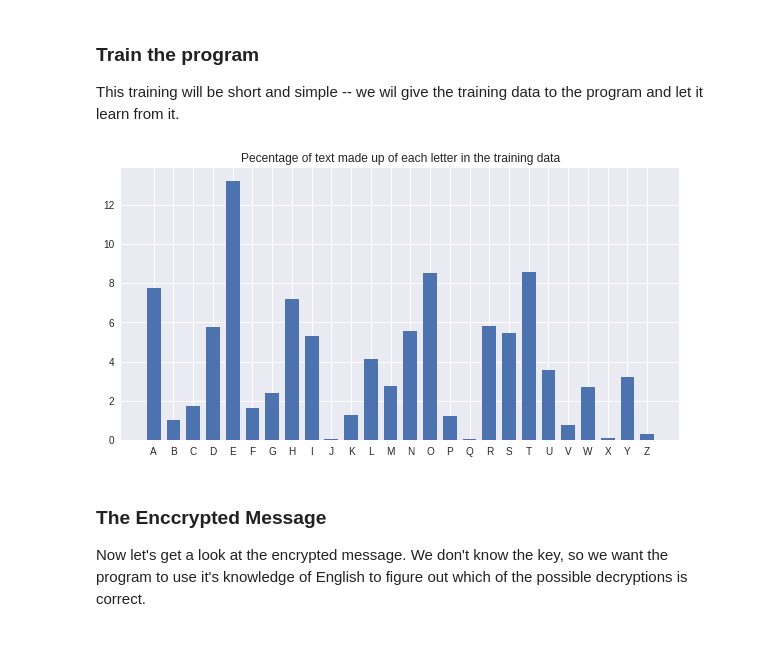
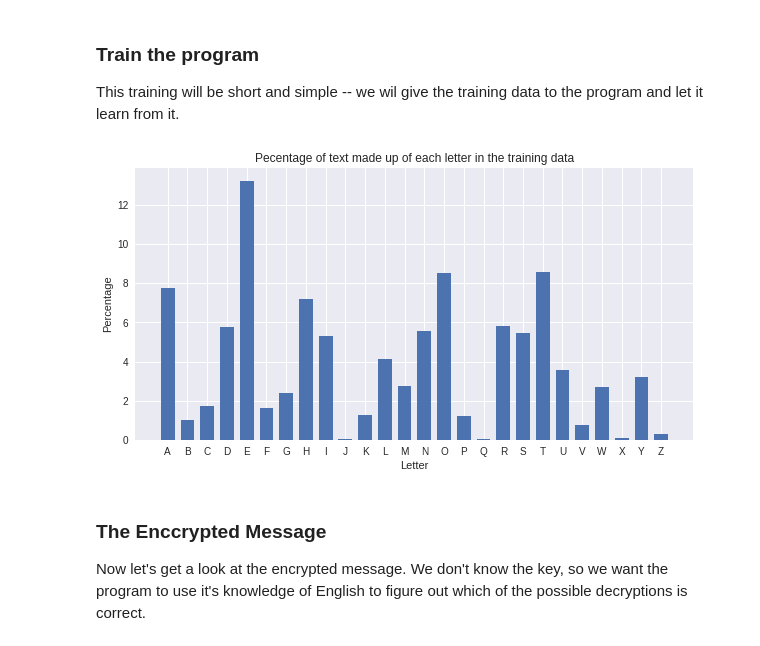
Before and after one commit to BillGrieser/ML-for-NewProgrammers, a Jupyter notebook: MLforMS.ipynb, the cells around one changed output. Saved outputs shown, nothing was run; the diff lists cells and outputs as text; code cells hidden in the pictures.

```diff
--- a/MLforMS.ipynb
+++ b/MLforMS.ipynb
@@ -280,7 +280,7 @@ Don't worry about this  -- it is just used to visualize some data, but isn't par
 import matplotlib.pyplot as plt
 import numpy as np
 
-def plot_letter_precentages(dictionary_to_plot, title):
+def plot_letter_percentages(dictionary_to_plot, title):
   """
   Plot the results of a call to get_letter_percentages()
   """
@@ -292,6 +292,8 @@ def plot_letter_precentages(dictionary_to_plot, title):
   plt.bar(index, vals, width=bar_width, label=cols)
   plt.xticks(index, cols)
   plt.title(title)
+  plt.xlabel("Letter")
+  plt.ylabel("Percentage")
   plt.show()
 # %% [markdown]
 ### Train the program
@@ -300,12 +302,12 @@ This training will be short and simple -- we wil give the training data to the p
 # %%
 # Get some knowledge
 how_english_is = get_letter_percentages(training_data)
 
 # Plot it
-plot_letter_precentages(how_english_is,
+plot_letter_percentages(how_english_is,
               "Pecentage of text made up of each letter in the training data")
 # %% [output]
-[figure, old version]
+[figure, new version]
 # %% [markdown]
 ### The Enccrypted Message
 
```
Also changed, not shown: parts of 4 cells of this notebook.
